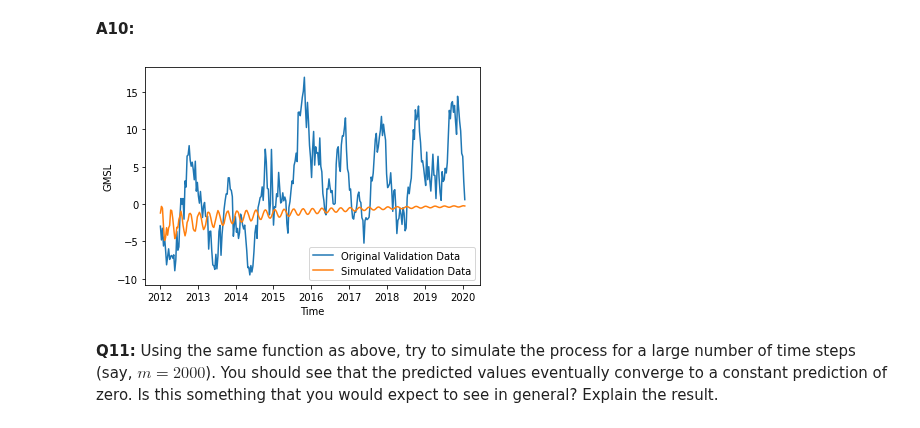
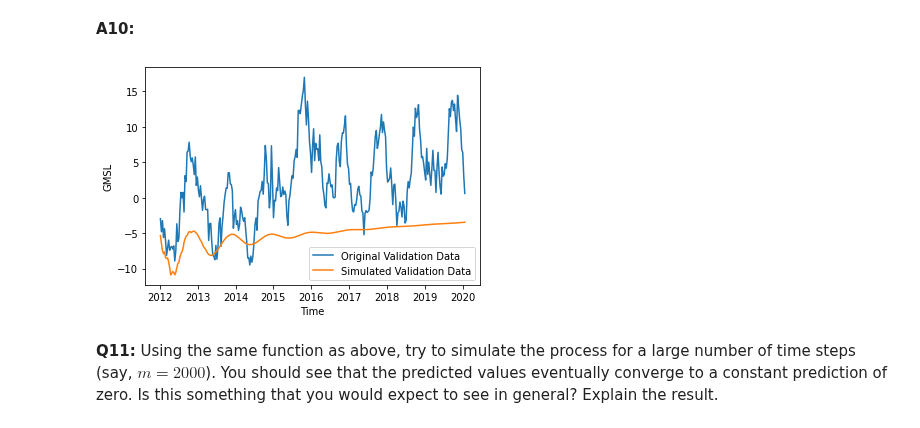
Before and after one commit to amannayak/Time-Series-and-Sequence-Analysis, a Jupyter notebook: Task1/tssl_lab1.ipynb, the cells around one changed output. Saved outputs shown, nothing was run; the diff lists cells and outputs as text; code cells hidden in the pictures.

Commit message:
Flipped Theta and recalculated simulated values for Q12

```diff
--- a/Task1/tssl_lab1.ipynb
+++ b/Task1/tssl_lab1.ipynb
@@ -341,27 +341,29 @@ def simulate_ar(y, theta, m):
     #Last Element Index which is to be removed
     popOutIndex = len(phi) - 1
 
+    theta = np.flip(theta.copy())
+
     for i in range(m):
         y_sim[i] = phi.dot(theta)
         phi = np.append(y_sim[i] , np.delete(phi , popOutIndex))
 
     return y_sim
 # %%
-theta_Gen = fit_ar(y = trainDataY , p = 10)
+theta_Gen = fit_ar(y = trainDataY , p = 27)
 m = 997 - 700
 
 ySimPredValid = simulate_ar( y = trainDataY , theta = theta_Gen , m = m)
 
 plt.plot(ValidDataX , ValidDataY , label = "Original Validation Data")
 plt.plot(ValidDataX , ySimPredValid , label = "Simulated Validation Data")
 
 #figure(num=None, figsize=(8, 6), dpi=80, facecolor='w', edgecolor='k')
 plt.xlabel("Time")
 plt.ylabel("GMSL")
 plt.legend()
 plt.show()
 # %% [output]
-[figure, old version]
+[figure, new version]
 # %% [markdown]
 **Q11:** Using the same function as above, try to simulate the process for a large number of time steps (say, $m=2000$). You should see that the predicted values eventually converge to a constant prediction of zero. Is this something that you would expect to see in general? Explain the result.
 # %% [markdown]
```
Also changed, not shown: parts of 1 cell of this notebook.
